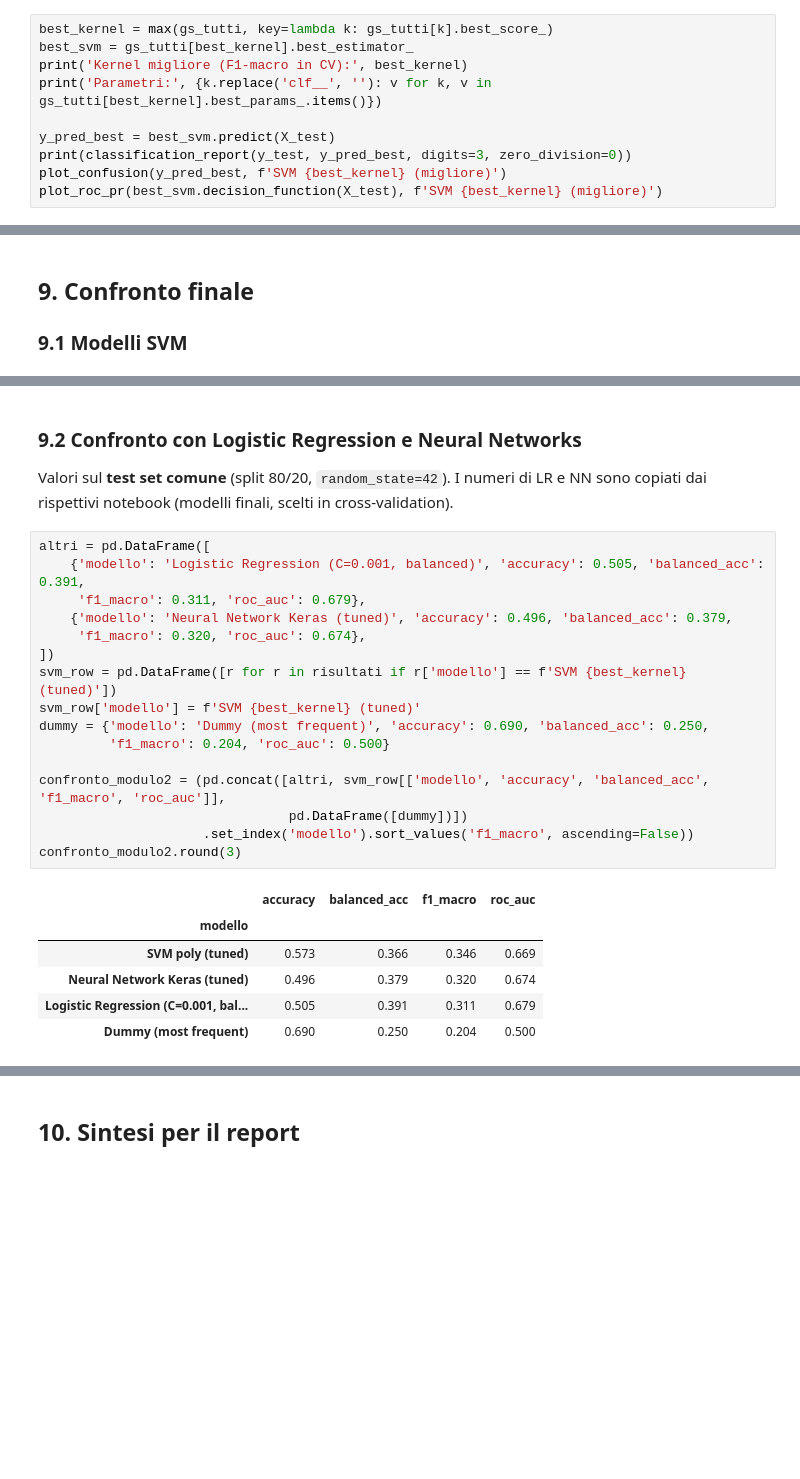
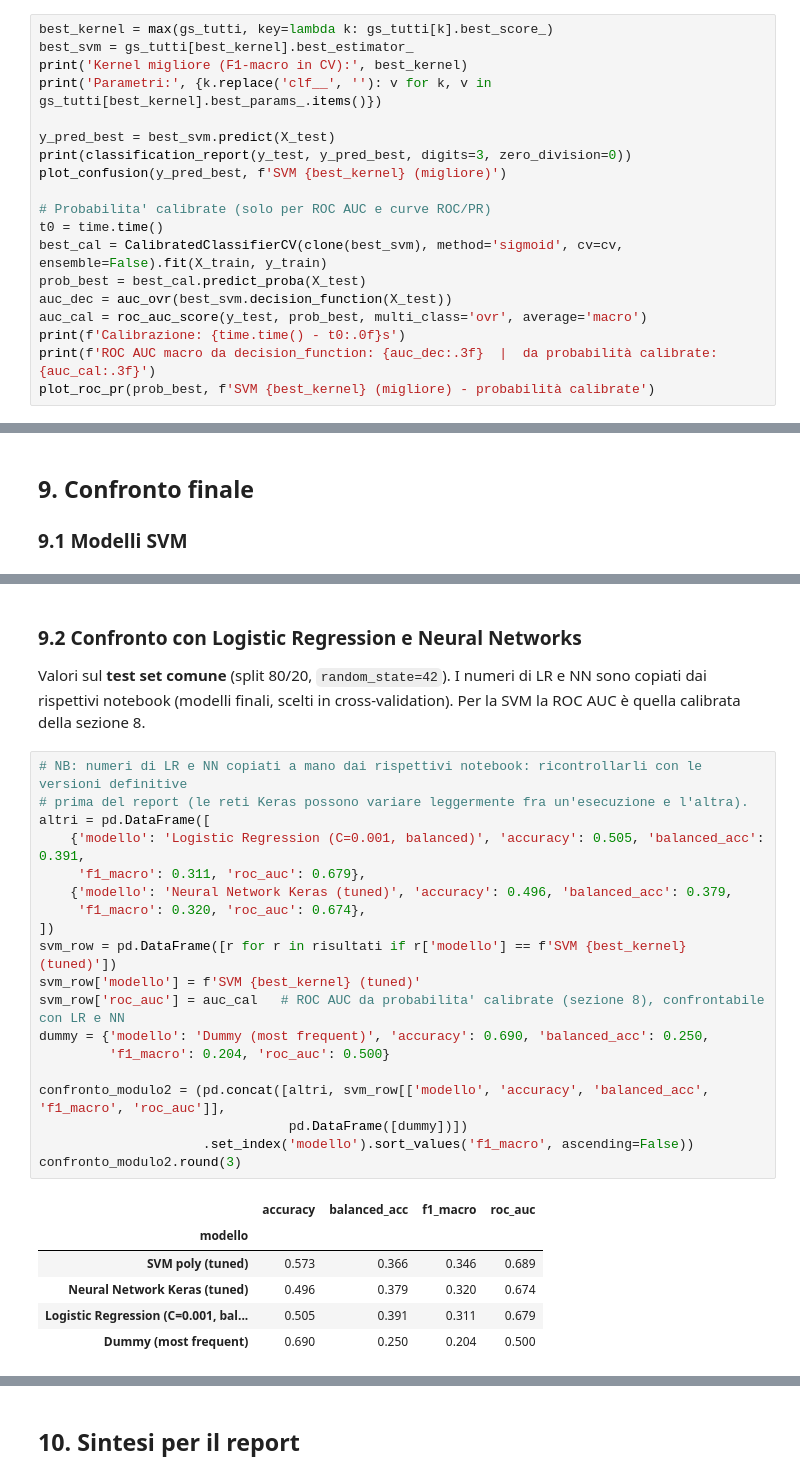
Before and after one commit to pietrogagliardi733/DATA-MINING-2-, a Jupyter notebook: ADVANCED CLASSIFICATION/SVM.ipynb, the cells around one changed output, grey strips where cells are left out. Drawn from its saved outputs; the diff is of its cells as text; blank space fills up the shorter version.

```diff
--- a/ADVANCED CLASSIFICATION/SVM.ipynb
+++ b/ADVANCED CLASSIFICATION/SVM.ipynb
@@ -560,7 +578,16 @@ print('Parametri:', {k.replace('clf__', ''): v for k, v in gs_tutti[best_kernel]
 y_pred_best = best_svm.predict(X_test)
 print(classification_report(y_test, y_pred_best, digits=3, zero_division=0))
 plot_confusion(y_pred_best, f'SVM {best_kernel} (migliore)')
-plot_roc_pr(best_svm.decision_function(X_test), f'SVM {best_kernel} (migliore)')
+
+# Probabilita' calibrate (solo per ROC AUC e curve ROC/PR)
+t0 = time.time()
+best_cal = CalibratedClassifierCV(clone(best_svm), method='sigmoid', cv=cv, ensemble=False).fit(X_train, y_train)
+prob_best = best_cal.predict_proba(X_test)
+auc_dec = auc_ovr(best_svm.decision_function(X_test))
+auc_cal = roc_auc_score(y_test, prob_best, multi_class='ovr', average='macro')
+print(f'Calibrazione: {time.time() - t0:.0f}s')
+print(f'ROC AUC macro da decision_function: {auc_dec:.3f}  |  da probabilità calibrate: {auc_cal:.3f}')
+plot_roc_pr(prob_best, f'SVM {best_kernel} (migliore) - probabilità calibrate')
 # %% [output]
 Kernel migliore (F1-macro in CV): poly
 Parametri: {'C': 0.1, 'class_weight': 'balanced', 'degree': 2, 'gamma': 'scale'}
@@ -630,27 +659,30 @@ tab_finale.sort_values('F1-macro test', ascending=False).round(3)
 ### 9.2 Confronto con Logistic Regression e Neural Networks
 
 Valori sul **test set comune** (split 80/20, `random_state=42`). I numeri di LR e NN sono copiati dai rispettivi
-notebook (modelli finali, scelti in cross-validation).
+notebook (modelli finali, scelti in cross-validation). Per la SVM la ROC AUC è quella calibrata della sezione 8.
 # %%
+# NB: numeri di LR e NN copiati a mano dai rispettivi notebook: ricontrollarli con le versioni definitive
+# prima del report (le reti Keras possono variare leggermente fra un'esecuzione e l'altra).
 altri = pd.DataFrame([
     {'modello': 'Logistic Regression (C=0.001, balanced)', 'accuracy': 0.505, 'balanced_acc': 0.391,
      'f1_macro': 0.311, 'roc_auc': 0.679},
     {'modello': 'Neural Network Keras (tuned)', 'accuracy': 0.496, 'balanced_acc': 0.379,
      'f1_macro': 0.320, 'roc_auc': 0.674},
 ])
 svm_row = pd.DataFrame([r for r in risultati if r['modello'] == f'SVM {best_kernel} (tuned)'])
 svm_row['modello'] = f'SVM {best_kernel} (tuned)'
+svm_row['roc_auc'] = auc_cal   # ROC AUC da probabilita' calibrate (sezione 8), confrontabile con LR e NN
 dummy = {'modello': 'Dummy (most frequent)', 'accuracy': 0.690, 'balanced_acc': 0.250,
          'f1_macro': 0.204, 'roc_auc': 0.500}
 
 confronto_modulo2 = (pd.concat([altri, svm_row[['modello', 'accuracy', 'balanced_acc', 'f1_macro', 'roc_auc']],
                                 pd.DataFrame([dummy])])
                      .set_index('modello').sort_values('f1_macro', ascending=False))
 confronto_modulo2.round(3)
 # %% [output]
 |  | accuracy | balanced_acc | f1_macro | roc_auc |
 | modello |  |  |  |  |
-| SVM poly (tuned) | 0.573 | 0.366 | 0.346 | 0.669 |
+| SVM poly (tuned) | 0.573 | 0.366 | 0.346 | 0.689 |
 | Neural Network Keras (tuned) | 0.496 | 0.379 | 0.320 | 0.674 |
 | Logistic Regression (C=0.001, bal... | 0.505 | 0.391 | 0.311 | 0.679 |
 | Dummy (most frequent) | 0.690 | 0.250 | 0.204 | 0.500 |
```
Also changed, not shown: parts of 15 cells of this notebook, 1 other file.
